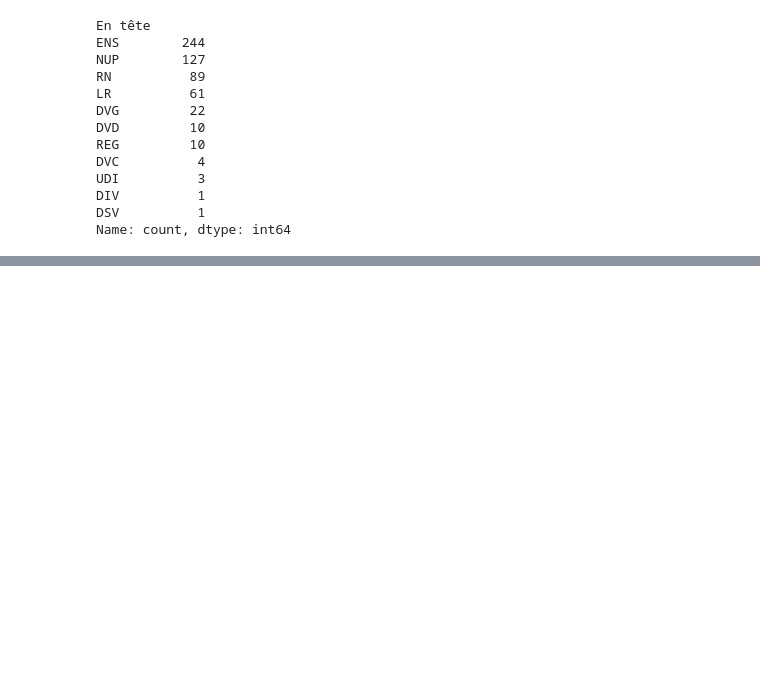
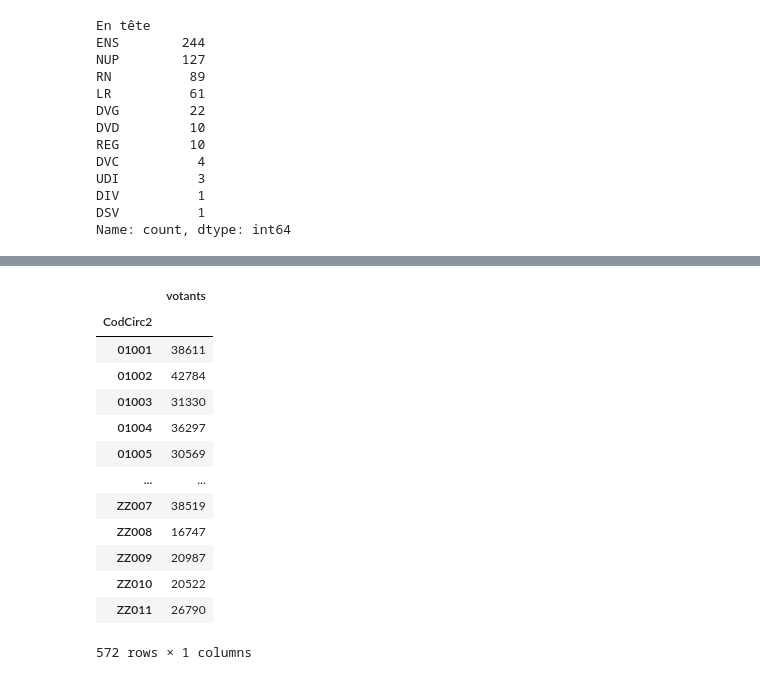
Before and after one commit to taniki/legislatives-2024, a Jupyter notebook: cook_eda_2022_t2_ecarts.ipynb, the cells around one changed output, grey strips where cells are left out. Drawn from its saved outputs; the diff is of its cells as text; code cells hidden in the pictures; blank space fills up the shorter version.

```diff
--- a/cook_eda_2022_t2_ecarts.ipynb
+++ b/cook_eda_2022_t2_ecarts.ipynb
@@ -249,3 +133,30 @@ Name: count, dtype: int64
+# %%
+votants_2022_t2 = (
+    resultats_2022_t2
+    .groupby('CodCirc2')
+    [['NbVoix']]
+    .sum()
+    .rename({
+        'NbVoix': 'votants'
+    }, axis=1)
+)
+
+votants_2022_t2
+# %% [output]
+|  | votants |
+| CodCirc2 |  |
+| 01001 | 38611 |
+| 01002 | 42784 |
+| 01003 | 31330 |
+| 01004 | 36297 |
+| 01005 | 30569 |
+| ... | ... |
+| ZZ007 | 38519 |
+| ZZ008 | 16747 |
+| ZZ009 | 20987 |
+| ZZ010 | 20522 |
+| ZZ011 | 26790 |
+572 rows × 1 columns
 # %%
 ecarts_2022_t2 = (
     resultats_2022_t2
```
Also changed, not shown: parts of 22 cells of this notebook, 1 other file.
